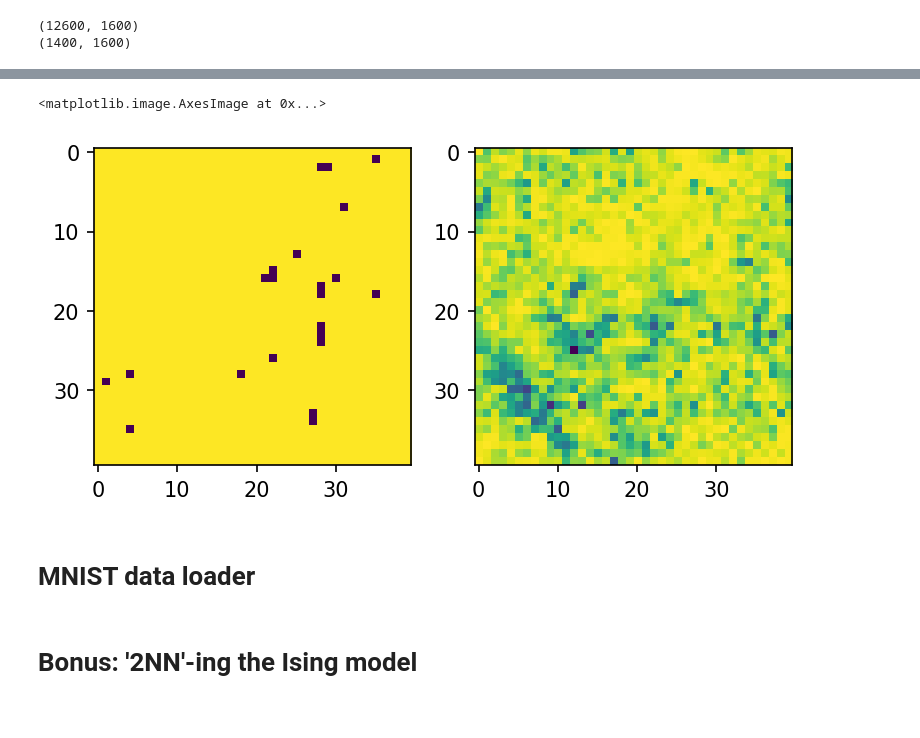
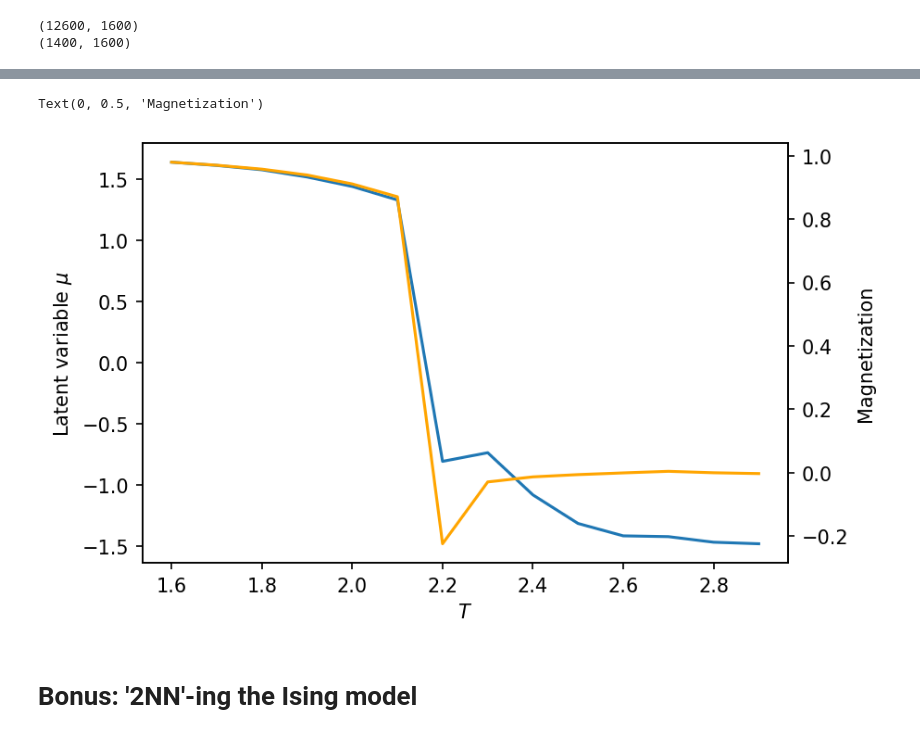
Before and after one commit to CRC183-summer-school/school_2021, a Jupyter notebook: notebooks/EvN_Lecture_2.ipynb, the cells around one changed output, grey strips where cells are left out. Cells and saved outputs as stored; diff of their text form; code cells hidden in the pictures.

```diff
--- a/notebooks/EvN_Lecture_2.ipynb
+++ b/notebooks/EvN_Lecture_2.ipynb
@@ -360,9 +359,0 @@ plt.colorbar()
-# %%
-fig, ax = plt.subplots(1,2, dpi=150)
-ax[0].imshow(np.reshape(data[0], (40,40)))
-ax[1].imshow(np.reshape(recon_x[0], (40,40)))
-# %% [output]
-<matplotlib.image.AxesImage at 0x...>
-[figure, removed]
-# %% [markdown]
-# MNIST data loader
@@ -445,3 +360,30 @@ def mnist(permute_train=False):
+# %%
+Ts = np.arange(1.6, 3.0, 0.1)
+
+mean_vs_T = []
+magnetization_vs_T = []
+for T in Ts:
+    # Get all samples at this T
+    samples_at_T = all_data[40]['%.3f'%T]
+    # Get the mean for all of these
+    recon_x, mean, logvar = vae.apply({'params': optimizer.target}, samples_at_T, z_key)
+
+    mean_vs_T.append( np.mean(mean) )
+    magnetization_vs_T.append( np.mean([ np.mean(t) for t in samples_at_T ]) )
+# %%
+fig, ax = plt.subplots(dpi=150)
+
+ax.plot(Ts, mean_vs_T)
+
+ax2 = ax.twinx()
+ax2.plot(Ts, magnetization_vs_T, c='orange')
+
+ax.set_xlabel("$T$")
+ax.set_ylabel("Latent variable $\mu$")
+ax2.set_ylabel("Magnetization")
+# %% [output]
+Text(0, 0.5, 'Magnetization')
+[figure, added]
 # %% [markdown]
 # Bonus: '2NN'-ing the Ising model
 # %%
```
Also changed, not shown: parts of 29 cells of this notebook.
